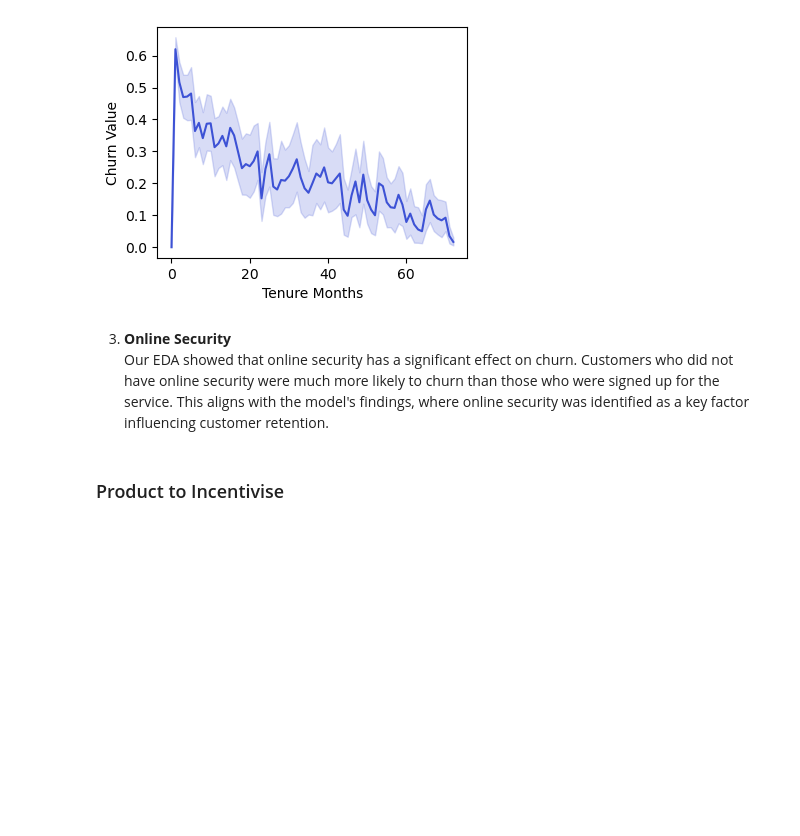
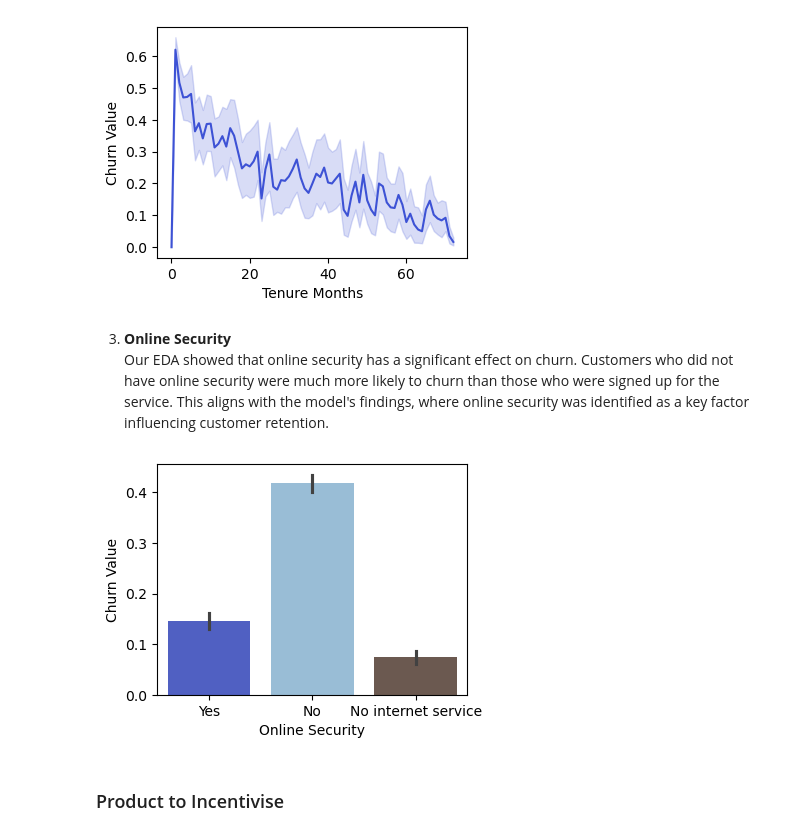
Before and after one commit to Ale42RA/SWAN, a Jupyter notebook: swan.ipynb, the cells around one changed output. Saved outputs shown, nothing was run; the diff lists cells and outputs as text; code cells hidden in the pictures; blank space fills up the shorter version.

```diff
--- a/swan.ipynb
+++ b/swan.ipynb
@@ -873,8 +917,10 @@ Our EDA showed that online security has a significant effect on churn. Customers
 # %%
 # Bar plot for online security
 plt.figure(figsize=(4, 3))
-sns.barplot(swan, x='Online Security', y ='Churn Value', color = '#3D52D5')
+sns.barplot(swan, x='Online Security', y ='Churn Value', hue = 'Online Security')
 plt.show()
+# %% [output]
+[figure, added]
 # %% [markdown]
 ### Product to Incentivise
 # %% [markdown]
```
Also changed, not shown: parts of 34 cells of this notebook.
